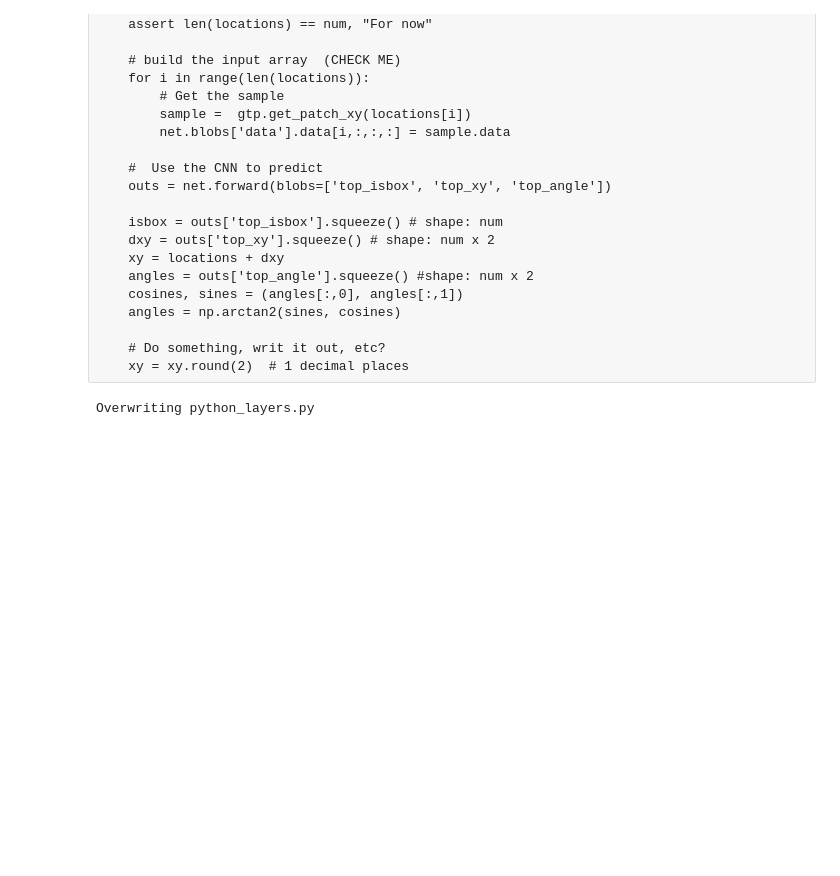
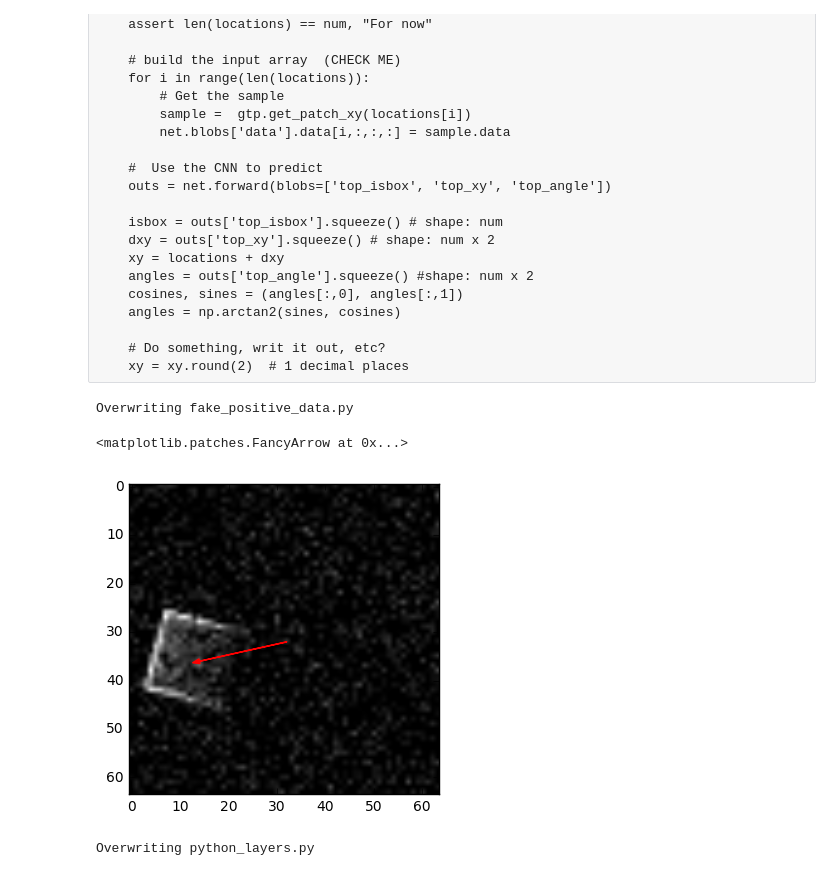
Before and after one commit to liux13/SRP, a Jupyter notebook: las_dataset_generator.ipynb, the cells around one changed output. Drawn from its saved outputs; the diff is of its cells as text; code cells hidden in the pictures; blank space fills up the shorter version.

```diff
--- a/las_dataset_generator.ipynb
+++ b/las_dataset_generator.ipynb
@@ -1276,6 +1031,59 @@ def process_samples(locations, net):
 
     # Do something, writ it out, etc?
     xy = xy.round(2)  # 1 decimal places
+# %%
+%%file fake_positive_data.py
+
+import skimage.transform
+import skimage.filters
+import scipy.ndimage
+import numpy as np
+
+def fake_positive_data(angle='random', txy='random', edge_factor=0.4, fg_noise=0.1, bg_noise=0.1, bwidth=20,
+                       sigma=12):
+
+    if angle == 'random':
+        angle = np.random.randint(0, 89)
+    if txy == 'random':
+        tx, ty = np.random.randint(-20, 20, 2)
+    else:
+        tx, ty = txy
+
+    square = np.zeros((64, 64))
+    square[(64-bwidth)/2:(64+bwidth)/2,(64-bwidth)/2:(64+bwidth)/2] = 1
+
+    outline = scipy.ndimage.morphology.morphological_gradient(square, 3)
+    outline[(64-bwidth)/2:, (64-bwidth)/2:(64+bwidth)/2] = 0
+    square = (1-edge_factor)*square + edge_factor*outline
+
+    gradient = np.zeros_like(square)
+    gradient[:32] = 1
+    gradient = skimage.filters.gaussian(gradient, sigma=sigma)
+    square *= gradient
+    square /= np.percentile(square.flat, 99.9)
+
+    rotated = skimage.transform.rotate(square, angle, preserve_range=True)
+    translation = skimage.transform.AffineTransform(matrix=np.array([[1,0, tx], [0,1,ty], [0,0,1]]))
+    translated = skimage.transform.warp(rotated, translation.inverse,  preserve_range=True)
+
+    background = translated == 0
+    noisy = translated
+    noisy += background*np.random.randn(64, 64)*bg_noise
+    noisy += ~background*np.random.randn(64, 64)*fg_noise
+    noisy = noisy.clip(0,1)
+
+    return (noisy, angle, tx, ty)
+# %% [output]
+Overwriting fake_positive_data.py
+# %%
+import fake_positive_data
+reload(fake_positive_data)
+img, angle, tx, ty = fake_positive_data.fake_positive_data(edge_factor=0.8, bwidth=15)
+imshow(img, cmap=cm.gray)
+arrow(32, 32, tx, ty, color='red', width=0.05)
+# %% [output]
+<matplotlib.patches.FancyArrow at 0x...>
+[figure, added]
 # %%
 %%file python_layers.py
 
```
Also changed, not shown: parts of 72 cells of this notebook, 6 other files.
